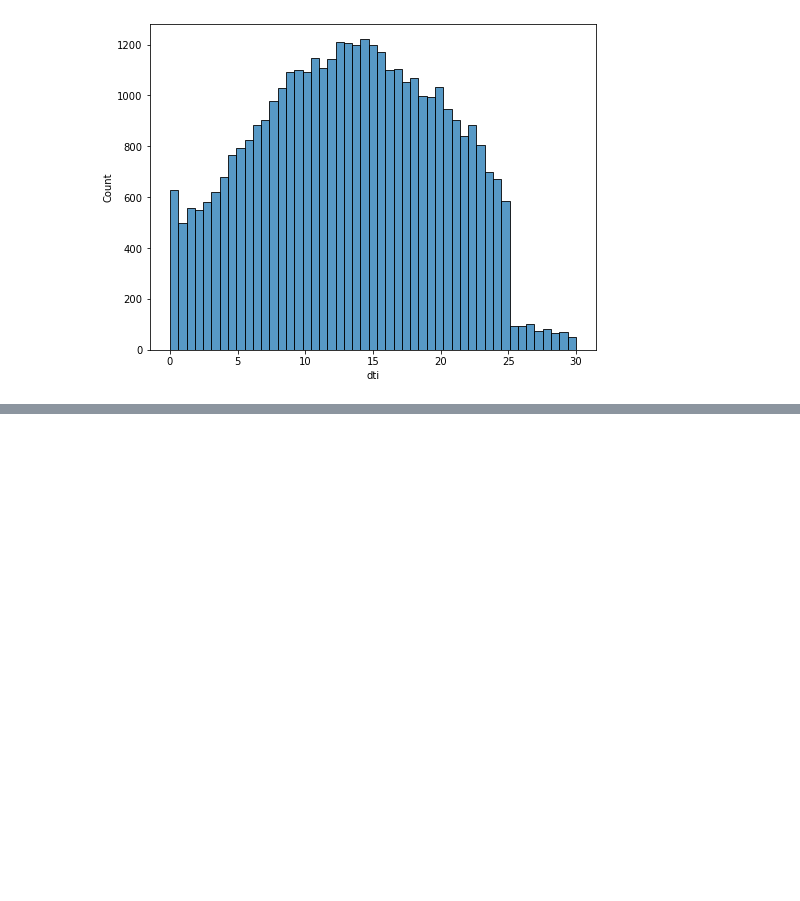
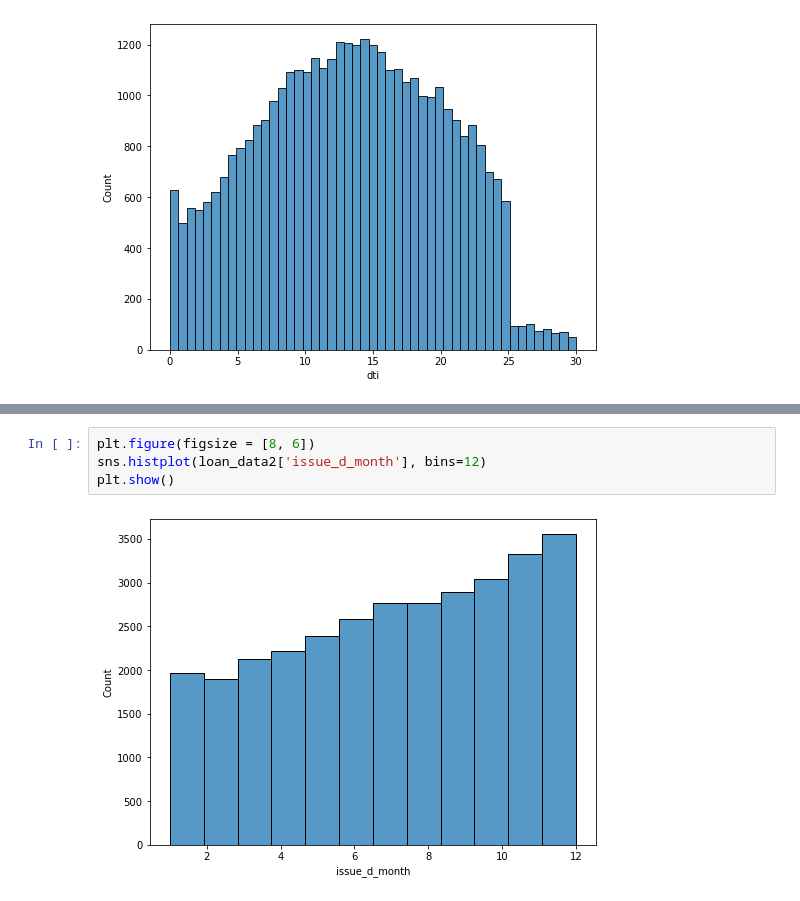
Before and after one commit to arunsy/LendingClub, a Jupyter notebook: MLC42_Facilitator_ArunG.ipynb, the cells around one changed output, grey strips where cells are left out. Drawn from its saved outputs; the diff is of its cells as text; blank space fills up the shorter version.

```diff
--- a/MLC42_Facilitator_ArunG.ipynb
+++ b/MLC42_Facilitator_ArunG.ipynb
@@ -292,0 +321,6 @@ loan_data4.shape
+# %%
+plt.figure(figsize = [8, 6])
+sns.histplot(loan_data2['issue_d_month'], bins=12)
+plt.show()
+# %% [output]
+[figure, added]
```
Also changed, not shown: parts of 39 cells of this notebook.
